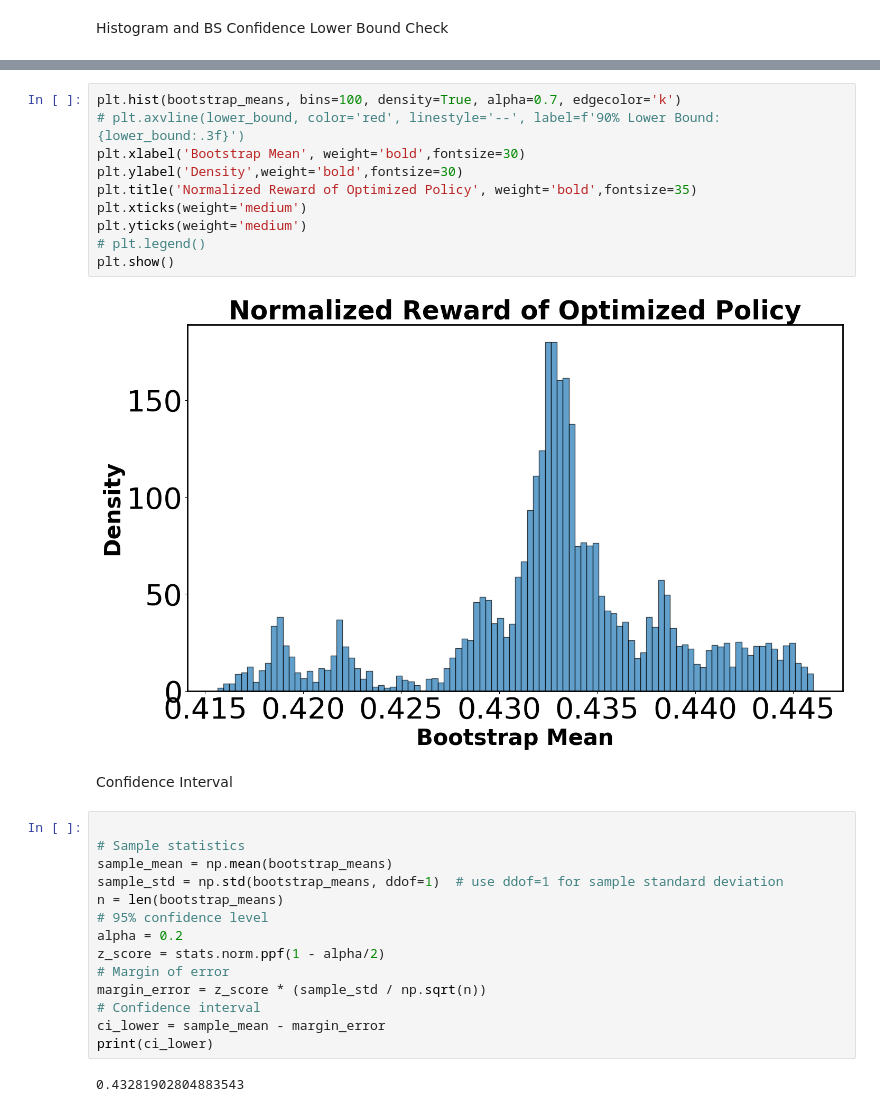
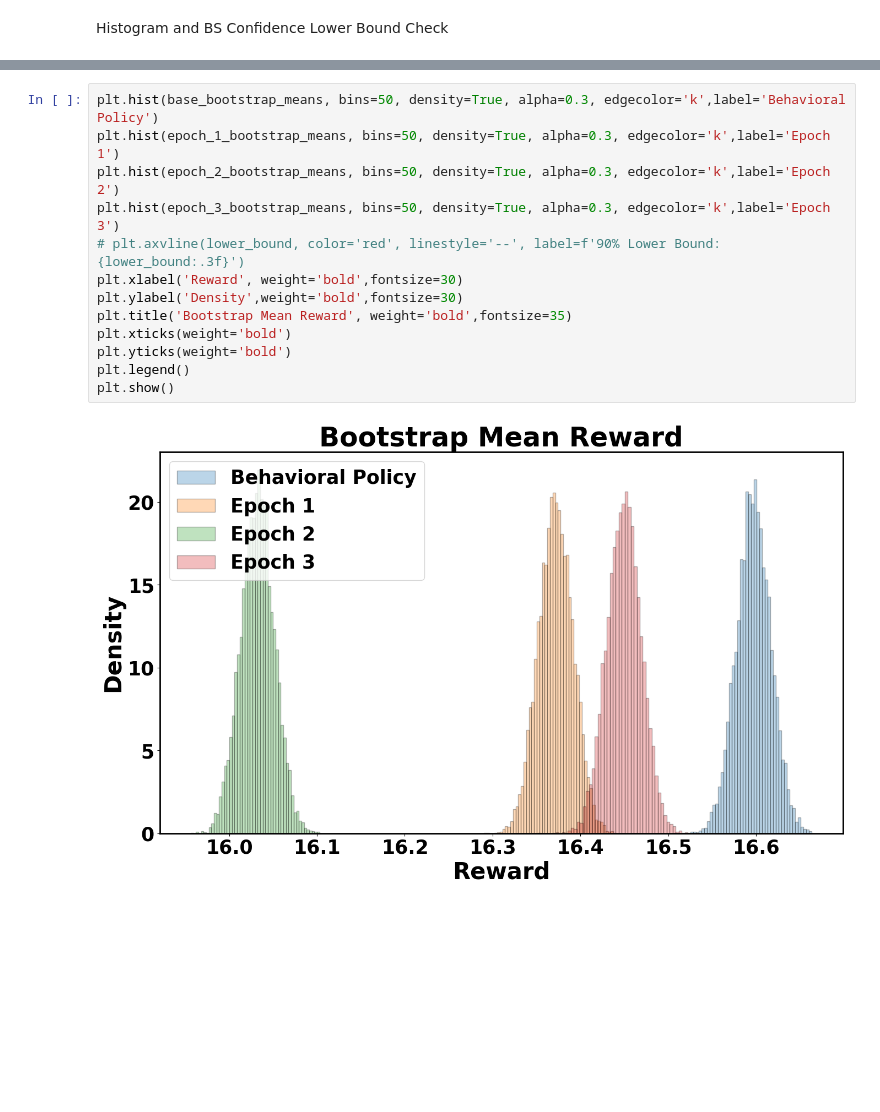
Before and after one commit to kevinkang1125/Hi_CoLA_Bus, a Jupyter notebook: result_evaluation.ipynb, the cells around one changed output, grey strips where cells are left out. Saved outputs shown, nothing was run; the diff lists cells and outputs as text; blank space fills up the shorter version.

```diff
--- a/result_evaluation.ipynb
+++ b/result_evaluation.ipynb
@@ -59,30 +62,15 @@ plt.show()
 # %%
-plt.hist(bootstrap_means, bins=100, density=True, alpha=0.7, edgecolor='k')
+plt.hist(base_bootstrap_means, bins=50, density=True, alpha=0.3, edgecolor='k',label='Behavioral Policy')
+plt.hist(epoch_1_bootstrap_means, bins=50, density=True, alpha=0.3, edgecolor='k',label='Epoch 1')
+plt.hist(epoch_2_bootstrap_means, bins=50, density=True, alpha=0.3, edgecolor='k',label='Epoch 2')
+plt.hist(epoch_3_bootstrap_means, bins=50, density=True, alpha=0.3, edgecolor='k',label='Epoch 3')
 # plt.axvline(lower_bound, color='red', linestyle='--', label=f'90% Lower Bound: {lower_bound:.3f}')
-plt.xlabel('Bootstrap Mean', weight='bold',fontsize=30)
+plt.xlabel('Reward', weight='bold',fontsize=30)
 plt.ylabel('Density',weight='bold',fontsize=30)
-plt.title('Normalized Reward of Optimized Policy', weight='bold',fontsize=35)
-plt.xticks(weight='medium')
-plt.yticks(weight='medium')
-# plt.legend()
+plt.title('Bootstrap Mean Reward', weight='bold',fontsize=35)
+plt.xticks(weight='bold')
+plt.yticks(weight='bold')
+plt.legend()
 plt.show()
 # %% [output]
-[figure, old version]
+[figure, new version]
-# %% [markdown]
-Confidence Interval
-# %%
-
-# Sample statistics
-sample_mean = np.mean(bootstrap_means)
-sample_std = np.std(bootstrap_means, ddof=1)  # use ddof=1 for sample standard deviation
-n = len(bootstrap_means)
-# 95% confidence level
-alpha = 0.2
-z_score = stats.norm.ppf(1 - alpha/2)
-# Margin of error
-margin_error = z_score * (sample_std / np.sqrt(n))
-# Confidence interval
-ci_lower = sample_mean - margin_error
-print(ci_lower)
-# %% [output]
-0.43281902804883543
```
Also changed, not shown: parts of 3 cells of this notebook, 22 other files.
